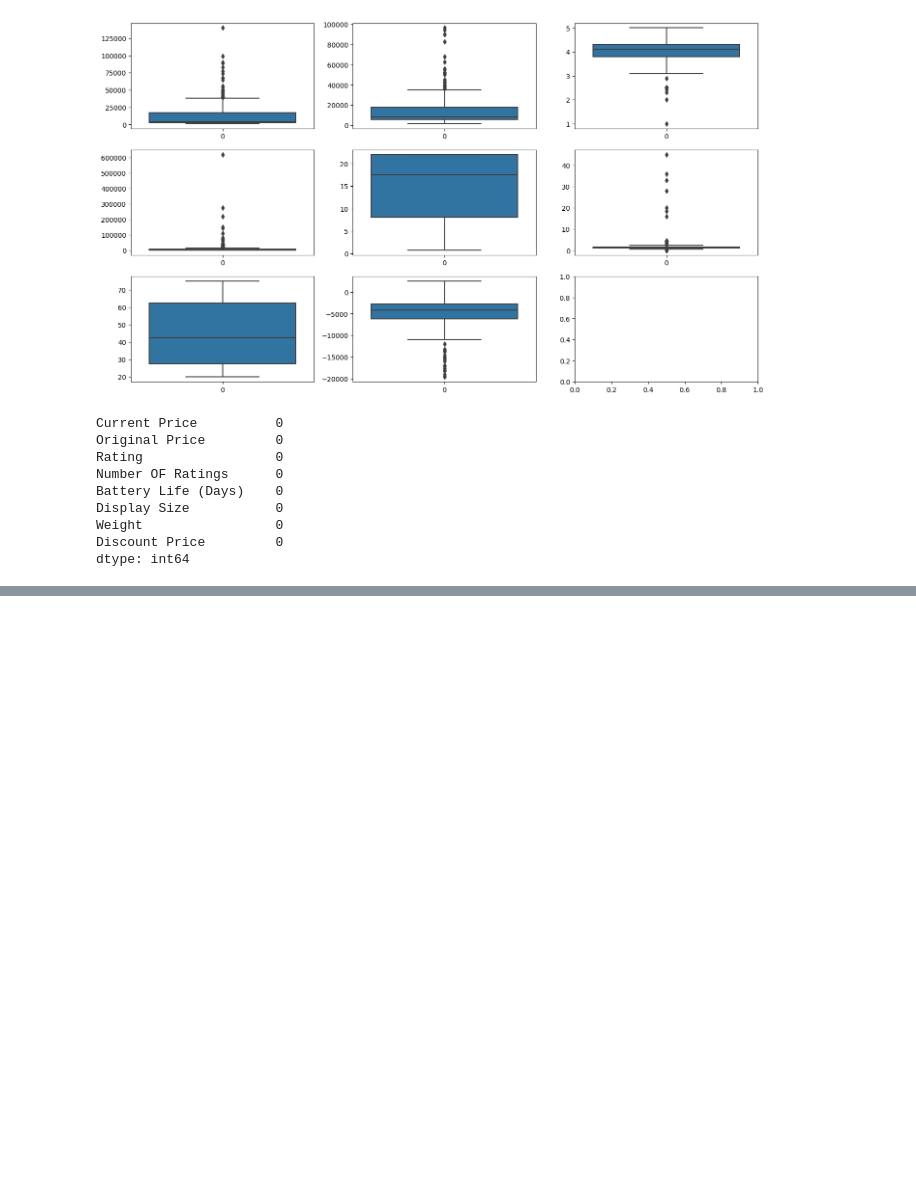
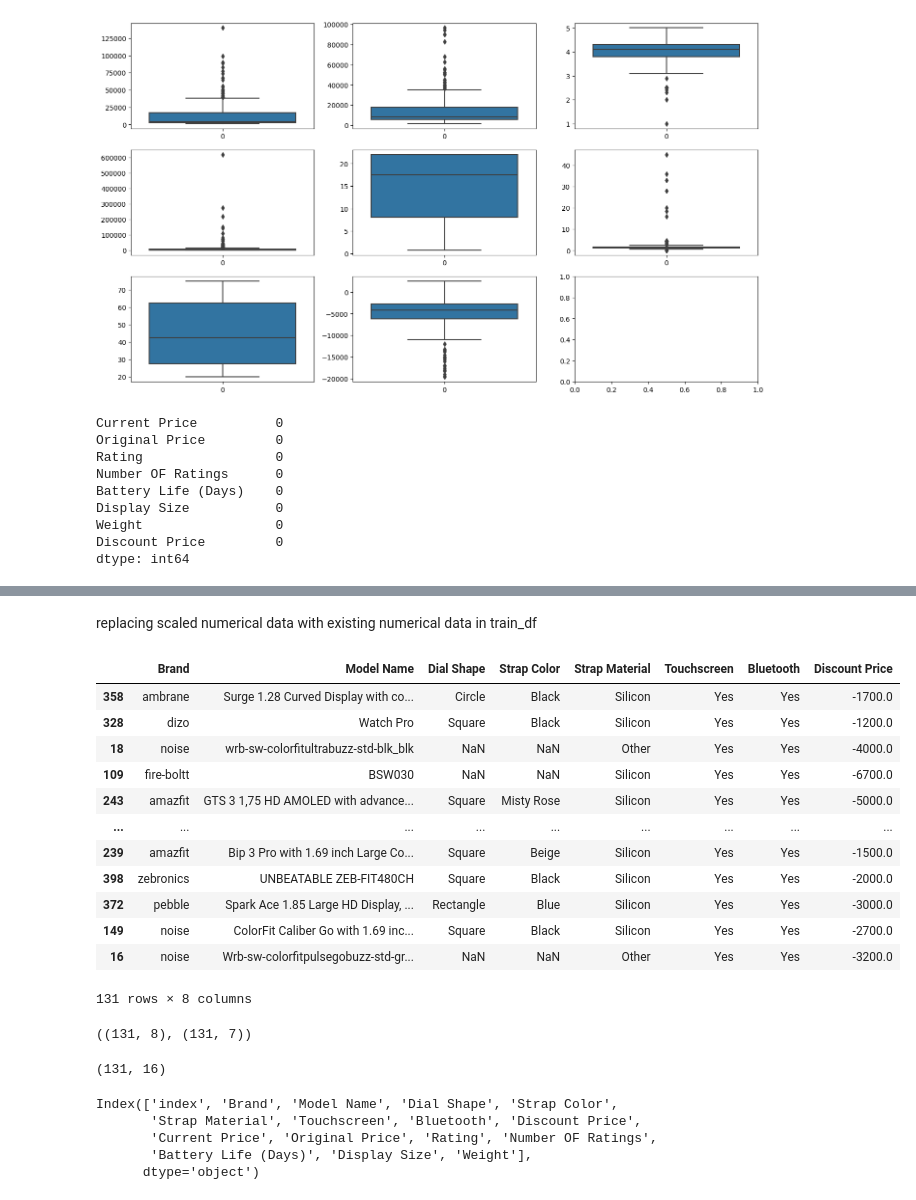
Before and after one commit to adhi1911/Watch-Price-Prediction, a Jupyter notebook: feature_engineering.ipynb, the cells around one changed output, grey strips where cells are left out. Drawn from its saved outputs; the diff is of its cells as text; code cells hidden in the pictures; blank space fills up the shorter version.

Commit message:
Feature engg on Numerical Data done

```diff
--- a/feature_engineering.ipynb
+++ b/feature_engineering.ipynb
@@ -221,0 +301,38 @@ dtype: int64
+# %% [markdown]
+replacing scaled numerical data with existing numerical data in train_df
+# %%
+train_df.drop(numerical_cols[:-1],axis =1,inplace=True)
+
+train_df
+# %% [output]
+|  | Brand | Model Name | Dial Shape | Strap Color | Strap Material | Touchscreen | Bluetooth | Discount Price |
+| 358 | ambrane | Surge 1.28 Curved Display with co... | Circle | Black | Silicon | Yes | Yes | -1700.0 |
+| 328 | dizo | Watch Pro | Square | Black | Silicon | Yes | Yes | -1200.0 |
+| 18 | noise | wrb-sw-colorfitultrabuzz-std-blk_blk | NaN | NaN | Other | Yes | Yes | -4000.0 |
+| 109 | fire-boltt | BSW030 | NaN | NaN | Silicon | Yes | Yes | -6700.0 |
+| 243 | amazfit | GTS 3 1,75 HD AMOLED with advance... | Square | Misty Rose | Silicon | Yes | Yes | -5000.0 |
+| ... | ... | ... | ... | ... | ... | ... | ... | ... |
+| 239 | amazfit | Bip 3 Pro with 1.69 inch Large Co... | Square | Beige | Silicon | Yes | Yes | -1500.0 |
+| 398 | zebronics | UNBEATABLE ZEB-FIT480CH | Square | Black | Silicon | Yes | Yes | -2000.0 |
+| 372 | pebble | Spark Ace 1.85 Large HD Display, ... | Rectangle | Blue | Silicon | Yes | Yes | -3000.0 |
+| 149 | noise | ColorFit Caliber Go with 1.69 inc... | Square | Black | Silicon | Yes | Yes | -2700.0 |
+| 16 | noise | Wrb-sw-colorfitpulsegobuzz-std-gr... | NaN | NaN | Other | Yes | Yes | -3200.0 |
+131 rows × 8 columns
+# %%
+train_df.shape , data.shape
+# %% [output]
+((131, 8), (131, 7))
+# %%
+train_df = pd.concat([train_df.reset_index(),data],axis=1)
+
+train_df.shape
+# %% [output]
+(131, 16)
+# %%
+train_df.columns
+# %% [output]
+Index(['index', 'Brand', 'Model Name', 'Dial Shape', 'Strap Color',
+       'Strap Material', 'Touchscreen', 'Bluetooth', 'Discount Price',
+       'Current Price', 'Original Price', 'Rating', 'Number OF Ratings',
+       'Battery Life (Days)', 'Display Size', 'Weight'],
+      dtype='object')
```
Also changed, not shown: parts of 10 cells of this notebook.
